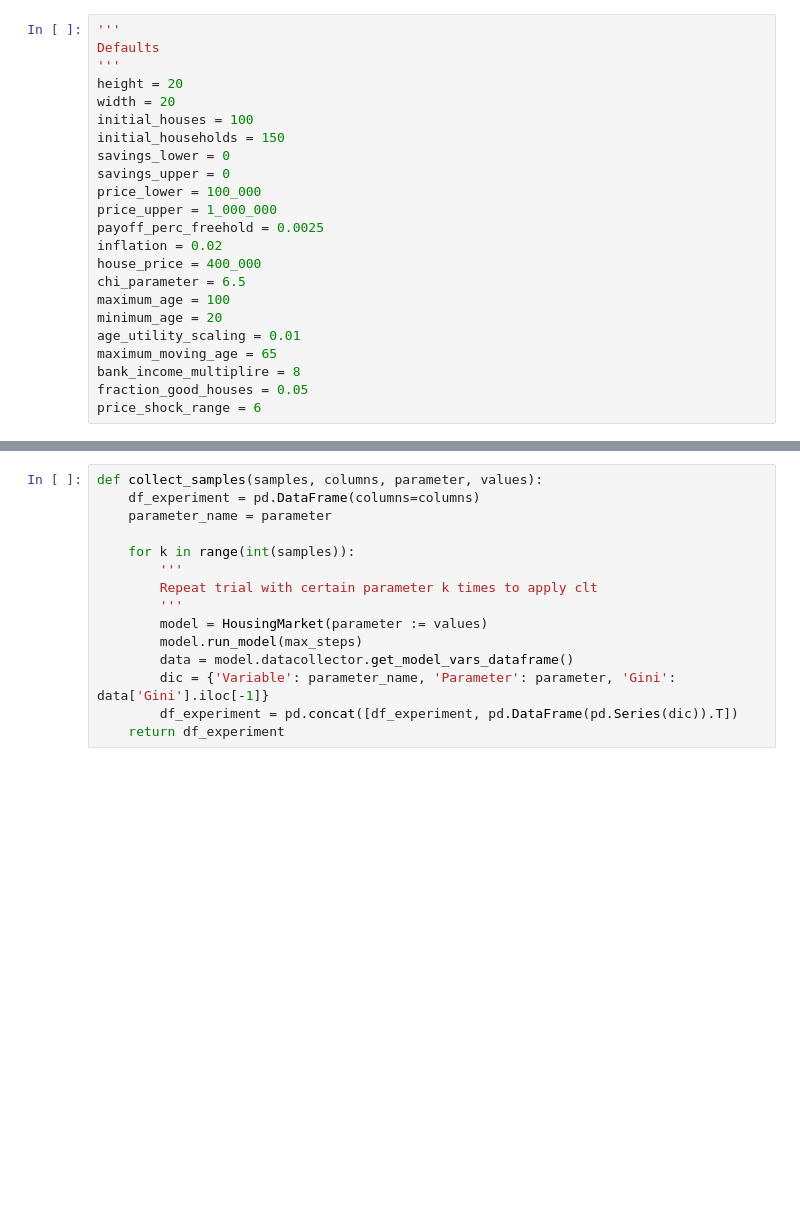
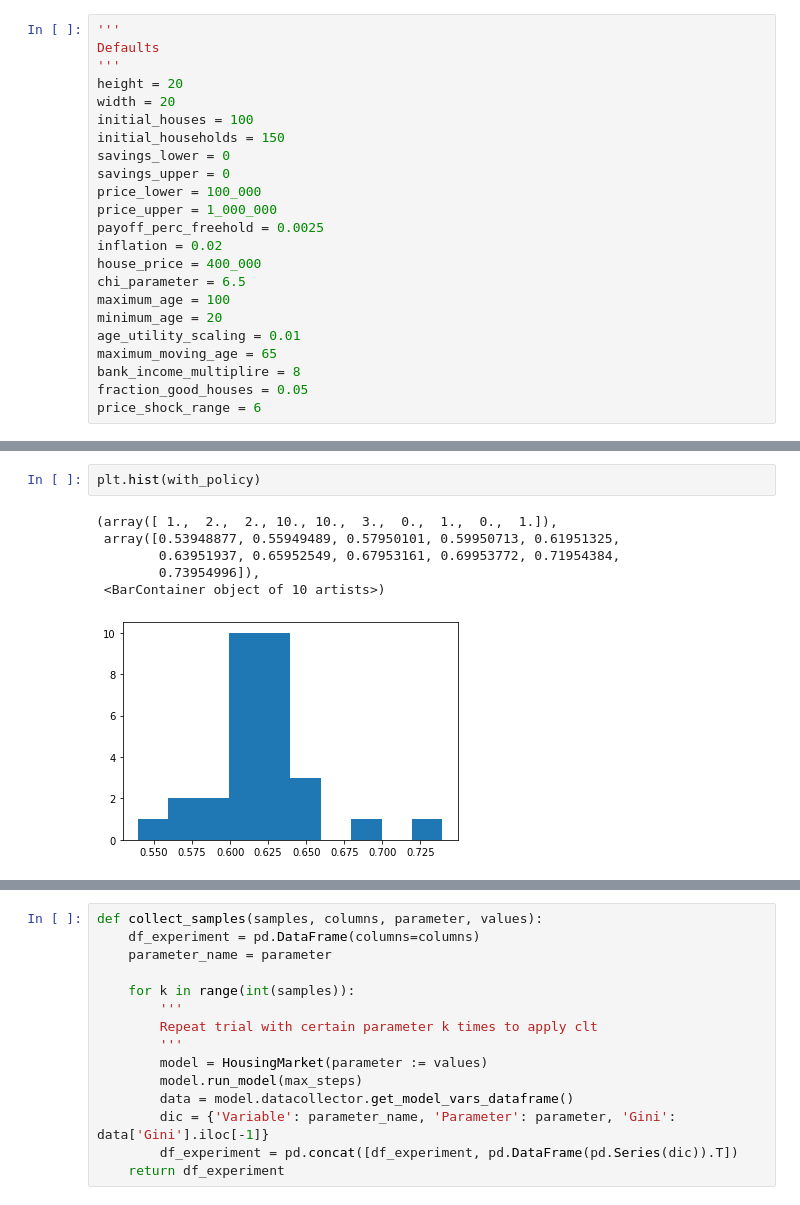
Before and after one commit to Caesar-blip/ABM, a Jupyter notebook: tests.ipynb, the cells around one changed output, grey strips where cells are left out. Saved outputs shown, nothing was run; the diff lists cells and outputs as text; blank space fills up the shorter version.

```diff
--- a/tests.ipynb
+++ b/tests.ipynb
@@ -60,0 +110,9 @@ price_shock_range = 6
+# %%
+plt.hist(with_policy)
+# %% [output]
+(array([ 1.,  2.,  2., 10., 10.,  3.,  0.,  1.,  0.,  1.]),
+ array([0.53948877, 0.55949489, 0.57950101, 0.59950713, 0.61951325,
+        0.63951937, 0.65952549, 0.67953161, 0.69953772, 0.71954384,
+        0.73954996]),
+ <BarContainer object of 10 artists>)
+[figure, added]
```
Also changed, not shown: parts of 14 cells of this notebook, 1 other file.
